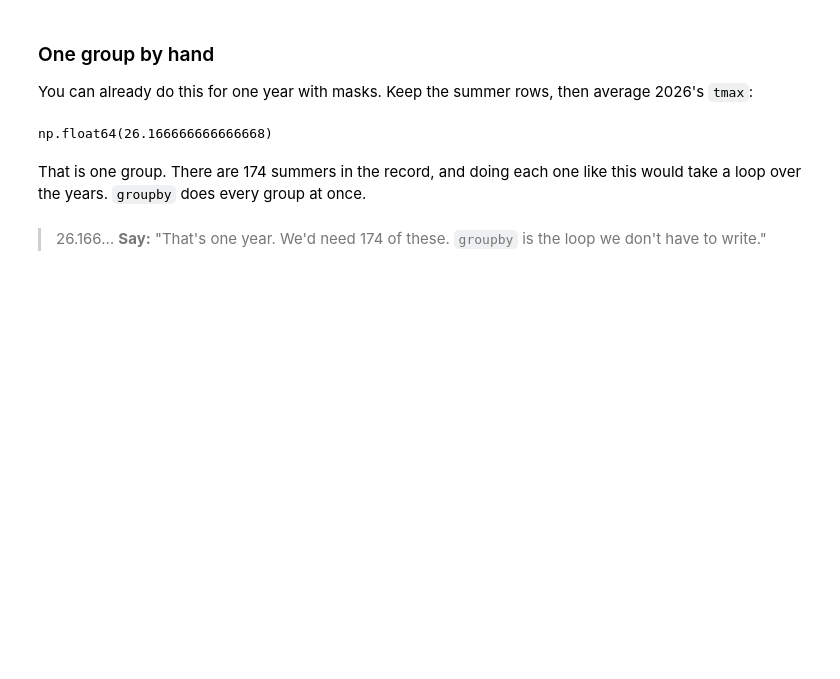
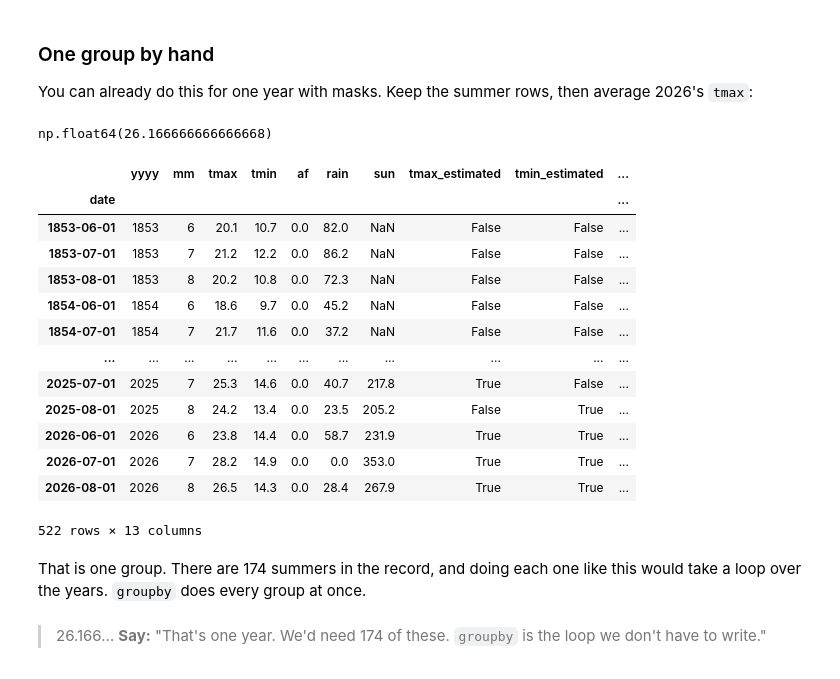
Before and after one commit to cafoala/cfrr-python-for-data-analysis, a Jupyter notebook: instructor/day1_demo.ipynb, the cells around one changed output. Cells and saved outputs as stored; diff of their text form; code cells hidden in the pictures; blank space fills up the shorter version.

```diff
--- a/instructor/day1_demo.ipynb
+++ b/instructor/day1_demo.ipynb
@@ -837,6 +928,23 @@ summer = df[df["mm"].isin([6, 7, 8])]
 summer.loc[summer["yyyy"] == 2026, "tmax"].mean()
 # %% [output]
 np.float64(26.166666666666668)
+# %%
+summer
+# %% [output]
+|  | yyyy | mm | tmax | tmin | af | rain | sun | tmax_estimated | tmin_estimated | ... |
+| date |  |  |  |  |  |  |  |  |  | ... |
+| 1853-06-01 | 1853 | 6 | 20.1 | 10.7 | 0.0 | 82.0 | NaN | False | False | ... |
+| 1853-07-01 | 1853 | 7 | 21.2 | 12.2 | 0.0 | 86.2 | NaN | False | False | ... |
+| 1853-08-01 | 1853 | 8 | 20.2 | 10.8 | 0.0 | 72.3 | NaN | False | False | ... |
+| 1854-06-01 | 1854 | 6 | 18.6 | 9.7 | 0.0 | 45.2 | NaN | False | False | ... |
+| 1854-07-01 | 1854 | 7 | 21.7 | 11.6 | 0.0 | 37.2 | NaN | False | False | ... |
+| ... | ... | ... | ... | ... | ... | ... | ... | ... | ... | ... |
+| 2025-07-01 | 2025 | 7 | 25.3 | 14.6 | 0.0 | 40.7 | 217.8 | True | False | ... |
+| 2025-08-01 | 2025 | 8 | 24.2 | 13.4 | 0.0 | 23.5 | 205.2 | False | True | ... |
+| 2026-06-01 | 2026 | 6 | 23.8 | 14.4 | 0.0 | 58.7 | 231.9 | True | True | ... |
+| 2026-07-01 | 2026 | 7 | 28.2 | 14.9 | 0.0 | 0.0 | 353.0 | True | True | ... |
+| 2026-08-01 | 2026 | 8 | 26.5 | 14.3 | 0.0 | 28.4 | 267.9 | True | True | ... |
+522 rows × 13 columns
 # %% [markdown]
 That is one group. There are 174 summers in the record, and doing each one like this would take a loop over the years. `groupby` does every group at once.
 # %% [markdown]
```
Also changed, not shown: parts of 25 cells of this notebook, 2 other files.
